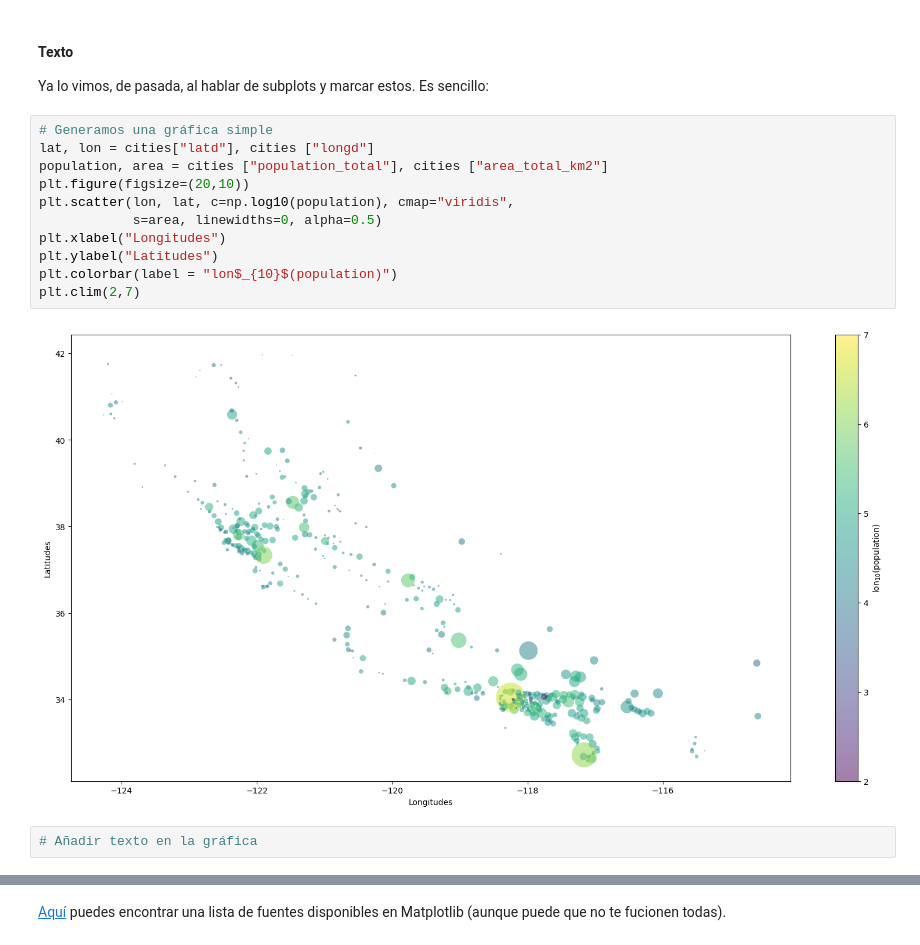
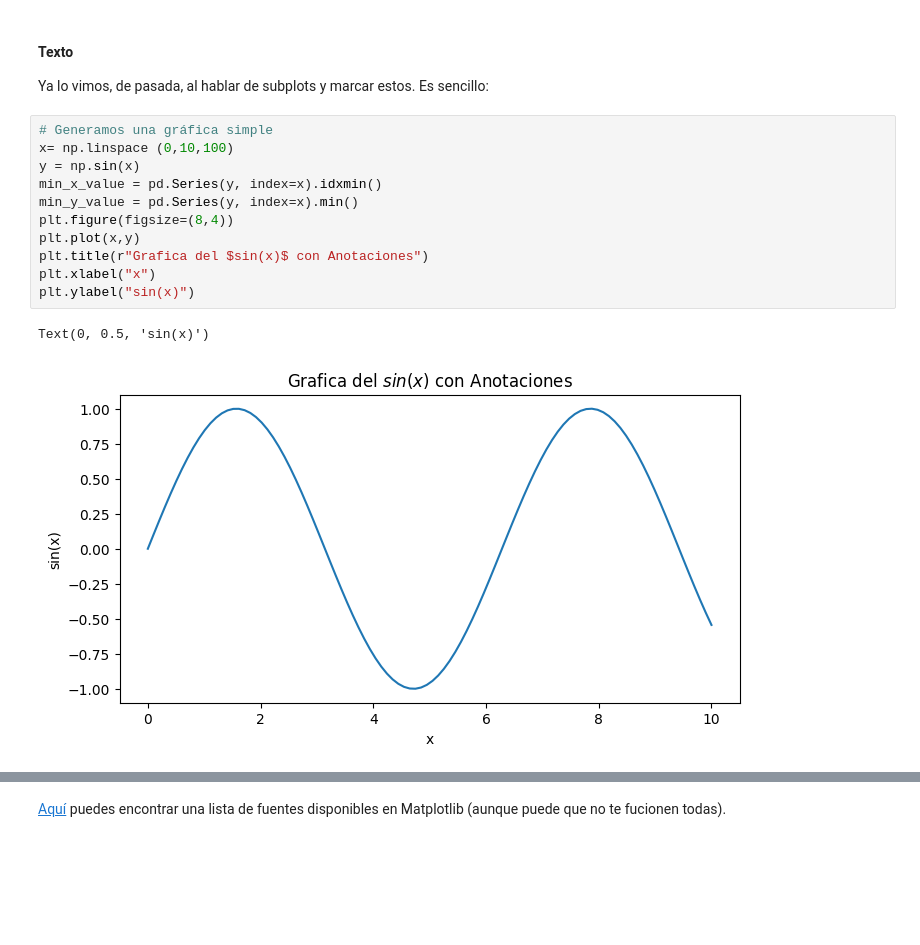
Before and after one commit to Cmonzon-94/ONLINE_DS_THEBRIDGE_Cmonzon, a Jupyter notebook: 03_Analisis_de_Datos/Sprint_08/Unidad_01_Visualizacion_Basica/07_Elementos_de_Apoyo.ipynb, the cells around one changed output, grey strips where cells are left out. Cells and saved outputs as stored; diff of their text form; blank space fills up the shorter version.

```diff
--- a/03_Analisis_de_Datos/Sprint_08/Unidad_01_Visualizacion_Basica/07_Elementos_de_Apoyo.ipynb
+++ b/03_Analisis_de_Datos/Sprint_08/Unidad_01_Visualizacion_Basica/07_Elementos_de_Apoyo.ipynb
@@ -87,18 +114,17 @@ ax.legend();
 #### Texto
 
 Ya lo vimos, de pasada, al hablar de subplots y marcar estos. Es sencillo:
-# %%
-# Generamos una gráfica simple
-lat, lon = cities["latd"], cities ["longd"]
-population, area = cities ["population_total"], cities ["area_total_km2"]
-plt.figure(figsize=(20,10))
-plt.scatter(lon, lat, c=np.log10(population), cmap="viridis",
-            s=area, linewidths=0, alpha=0.5)
-plt.xlabel("Longitudes")
-plt.ylabel("Latitudes")
-plt.colorbar(label = "lon$_{10}$(population)")
-plt.clim(2,7)
-# %% [output]
-[figure, removed]
-# %%
-# Añadir texto en la gráfica
+# %%
+# Generamos una gráfica simple
+x= np.linspace (0,10,100)
+y = np.sin(x)
+min_x_value = pd.Series(y, index=x).idxmin()
+min_y_value = pd.Series(y, index=x).min()
+plt.figure(figsize=(8,4))
+plt.plot(x,y)
+plt.title(r"Grafica del $sin(x)$ con Anotaciones")
+plt.xlabel("x")
+plt.ylabel("sin(x)")
+# %% [output]
+Text(0, 0.5, 'sin(x)')
+[figure, added]
```
Also changed, not shown: parts of 8 cells of this notebook, 1 other file.
